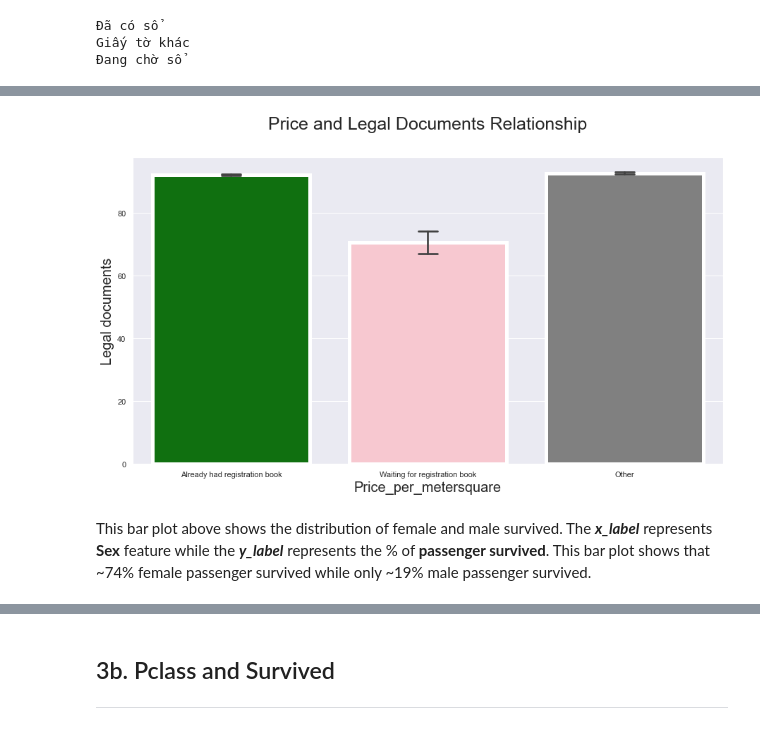
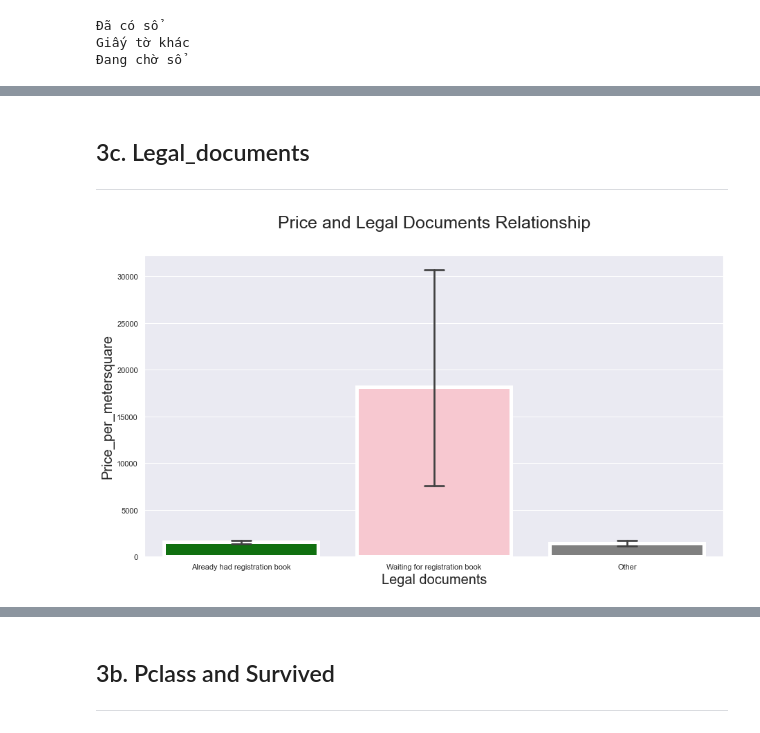
Before and after one commit to tnathu-ai/Classify-House-Price-Ranges-Hanoi, a Jupyter notebook: exploration.ipynb, the cells around one changed output, grey strips where cells are left out. Cells and saved outputs as stored; diff of their text form; code cells hidden in the pictures.

Commit message:
more graph

```diff
--- a/exploration.ipynb
+++ b/exploration.ipynb
@@ -466,0 +385,12 @@ df.boxplot(column= "Price_per_metersquare")
+# %%
+df['Number_of_room'].replace(to_replace =["1 phòng"], value ="1 room", inplace = True)
+df['Number_of_room'].replace(to_replace =["2 phòng"], value ="2 rooms", inplace = True)
+df['Number_of_room'].replace(to_replace =["3 phòng"], value ="3 rooms", inplace = True)
+df['Number_of_room'].replace(to_replace =["4 phòng"], value ="4 rooms", inplace = True)
+df['Number_of_room'].replace(to_replace =["5 phòng"], value ="5 rooms", inplace = True)
+df['Number_of_room'].replace(to_replace =["6 phòng"], value ="6 rooms", inplace = True)
+df['Number_of_room'].replace(to_replace =["7 phòng"], value ="7 rooms", inplace = True)
+df['Number_of_room'].replace(to_replace =["8 phòng"], value ="8 rooms", inplace = True)
+df['Number_of_room'].replace(to_replace =["9 phòng"], value ="9 rooms", inplace = True)
+df['Number_of_room'].replace(to_replace =["10 phòng"], value ="10 rooms", inplace = True)
+df['Number_of_room'].replace(to_replace =["nhiều hơn 10 phòng"], value ="1 rooms", inplace = True)
@@ -466,0 +480,2 @@ df.boxplot(column= "Price_per_metersquare")
+# %%
+df['Construction_density'] = df['Area'].apply(lambda num : num*(90 + (85-90) / (100-75) * (num-75)) / 100 )
@@ -466,0 +484,11 @@ df.boxplot(column= "Price_per_metersquare")
+# %%
+def isUrban(district):
+    urban = ['Dong Da District', 'Thanh Xuan District', 'Hoang Mai District',  'Hai Ba Trung District', 'Ha Dong District',
+         'Cau Giay District', 'Ba Dinh District', 'Long Bien District', 'Nam Tu Liem District', 'Tay Ho District',
+         'Bac Tu Liem District', 'Hoan Kiem District']
+    inUrban = False
+    for i in range (0, 11):
+        if(district == urban[i]): inUrban = True
+    return inUrban
+
+df['isUrban'] = df['District'].apply(isUrban)
@@ -466,0 +497,10 @@ df.boxplot(column= "Price_per_metersquare")
+# %%
+def isSafe(Legal_documents, Number_of_floor, Construction_density, Price_per_metersquare):
+    if(Legal_documents == 'Already had registration book' or (Number_of_floor < 8) and
+       (Construction_density > 30) and (Price_per_metersquare > 495000
+                                            and Price_per_metersquare < 87920000)):
+        return True
+    else:
+        return False
+
+df['isSafe'] = df.apply(lambda x: isSafe(x['Legal_documents'], x['Number_of_floor'], x['Construction_density'], x['Price_per_metersquare']), axis=1)
@@ -536,22 +620,23 @@ plt.show()
+# %% [markdown]
+## 3c. Legal_documents
+***
 # %%
 import seaborn as sns
 pal = {'Already had registration book':"green", 'Waiting for registration book':"Pink", 'Other' : "gray"}
 sns.set(style="darkgrid")
 plt.subplots(figsize = (15,8))
 ax = sns.barplot(x = "Legal_documents",
                  y = "Price_per_metersquare",
                  data=df,
                  palette = pal,
                  linewidth=5,
                  order = ['Already had registration book','Waiting for registration book', 'Other'],
                  capsize = .1,
 
                 )
 
 plt.title("Price and Legal Documents Relationship", fontsize = 25,loc = 'center', pad = 40)
-plt.ylabel("Legal documents", fontsize = 20)
-plt.xlabel("Price_per_metersquare",fontsize = 20);
+plt.xlabel("Legal documents", fontsize = 20)
+plt.ylabel("Price_per_metersquare",fontsize = 20);
 # %% [output]
-[figure, old version]
+[figure, new version]
-# %% [markdown]
-This bar plot above shows the distribution of female and male survived. The ***x_label*** represents **Sex** feature while the ***y_label*** represents the % of **passenger survived**. This bar plot shows that ~74% female passenger survived while only ~19% male passenger survived.
```
Also changed, not shown: parts of 55 cells of this notebook.
